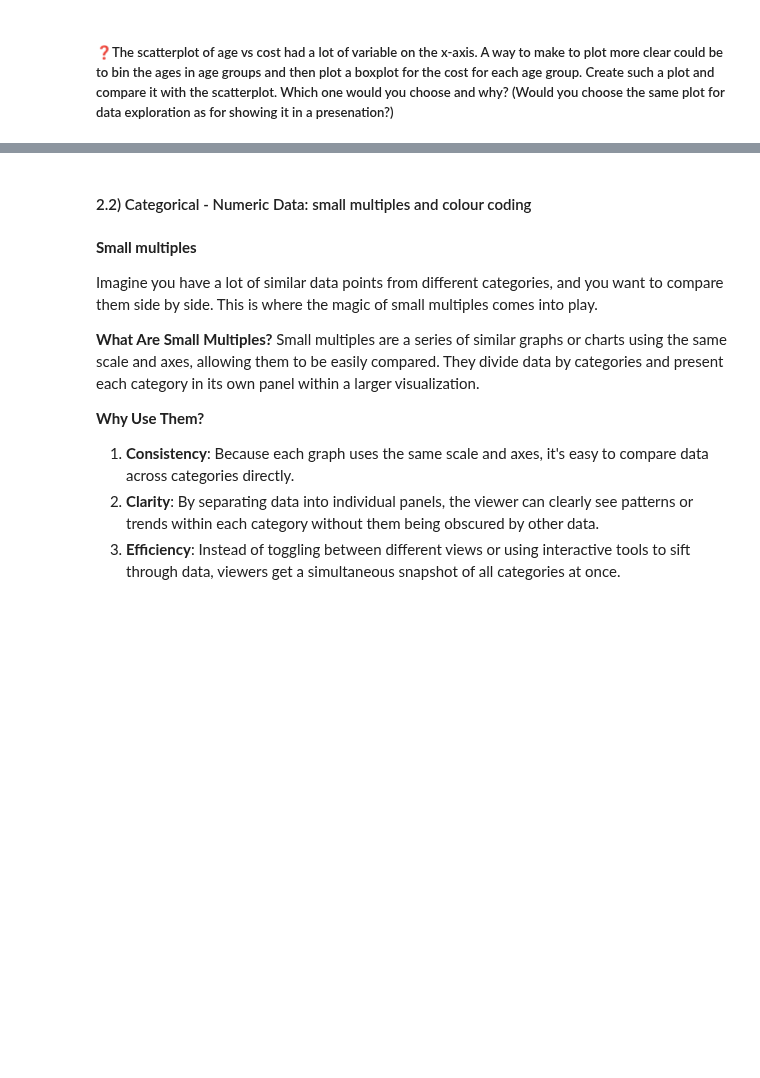
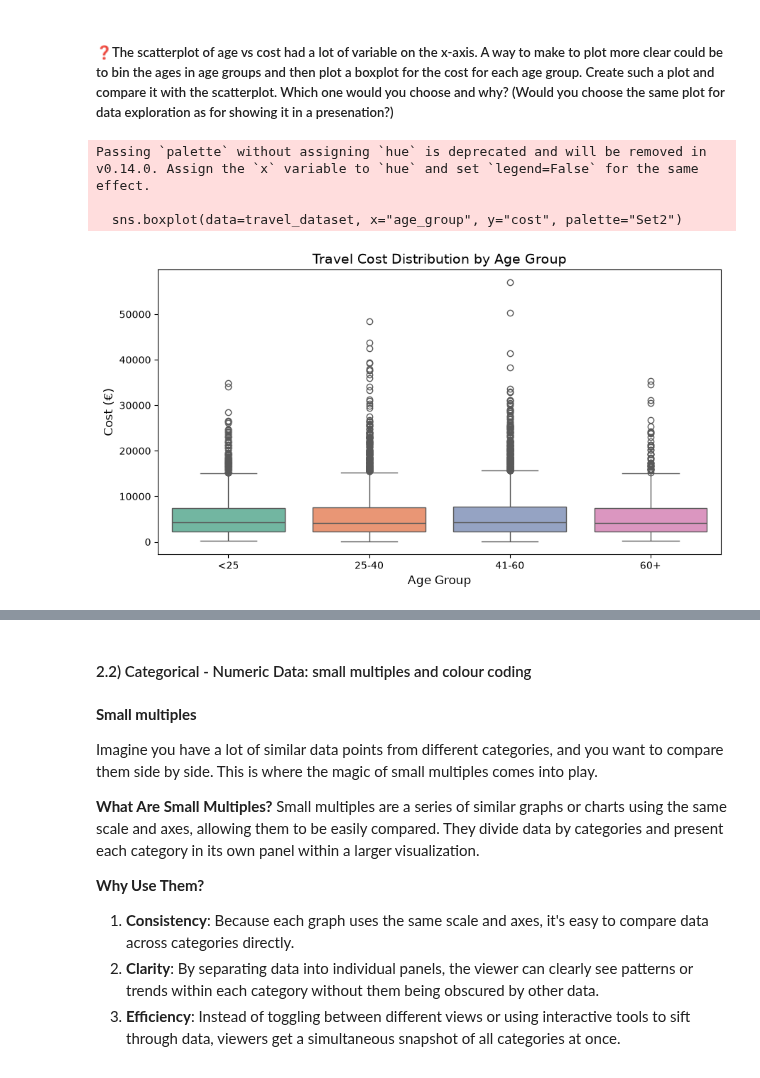
Before and after one commit to matteogradinaru/students2627, a Jupyter notebook: lab3/lab_3_data_visualisation.ipynb, the cells around one changed output, grey strips where cells are left out. Drawn from its saved outputs; the diff is of its cells as text; code cells hidden in the pictures; blank space fills up the shorter version.

```diff
--- a/lab3/lab_3_data_visualisation.ipynb
+++ b/lab3/lab_3_data_visualisation.ipynb
@@ -352,0 +455,26 @@ YOUR OBSERVATIONS HERE
+# %%
+import pandas as pd
+import matplotlib.pyplot as plt
+import seaborn as sns
+
+# 1. Create age groups/bins
+travel_dataset["age_group"] = pd.cut(
+    travel_dataset["age"],
+    bins=[0, 25, 40, 60, 100],
+    labels=["<25", "25-40", "41-60", "60+"]
+)
+
+# 2. Plot boxplot of cost by age group
+plt.figure(figsize=(9, 5))
+sns.boxplot(data=travel_dataset, x="age_group", y="cost", palette="Set2")
+
+plt.title("Travel Cost Distribution by Age Group", fontsize=14)
+plt.xlabel("Age Group", fontsize=12)
+plt.ylabel("Cost (€)", fontsize=12)
+plt.tight_layout()
+plt.show()
+# %% [output]
+Passing `palette` without assigning `hue` is deprecated and will be removed in v0.14.0. Assign the `x` variable to `hue` and set `legend=False` for the same effect.
+
+  sns.boxplot(data=travel_dataset, x="age_group", y="cost", palette="Set2")
+[figure, added]
```
Also changed, not shown: parts of 40 cells of this notebook.
